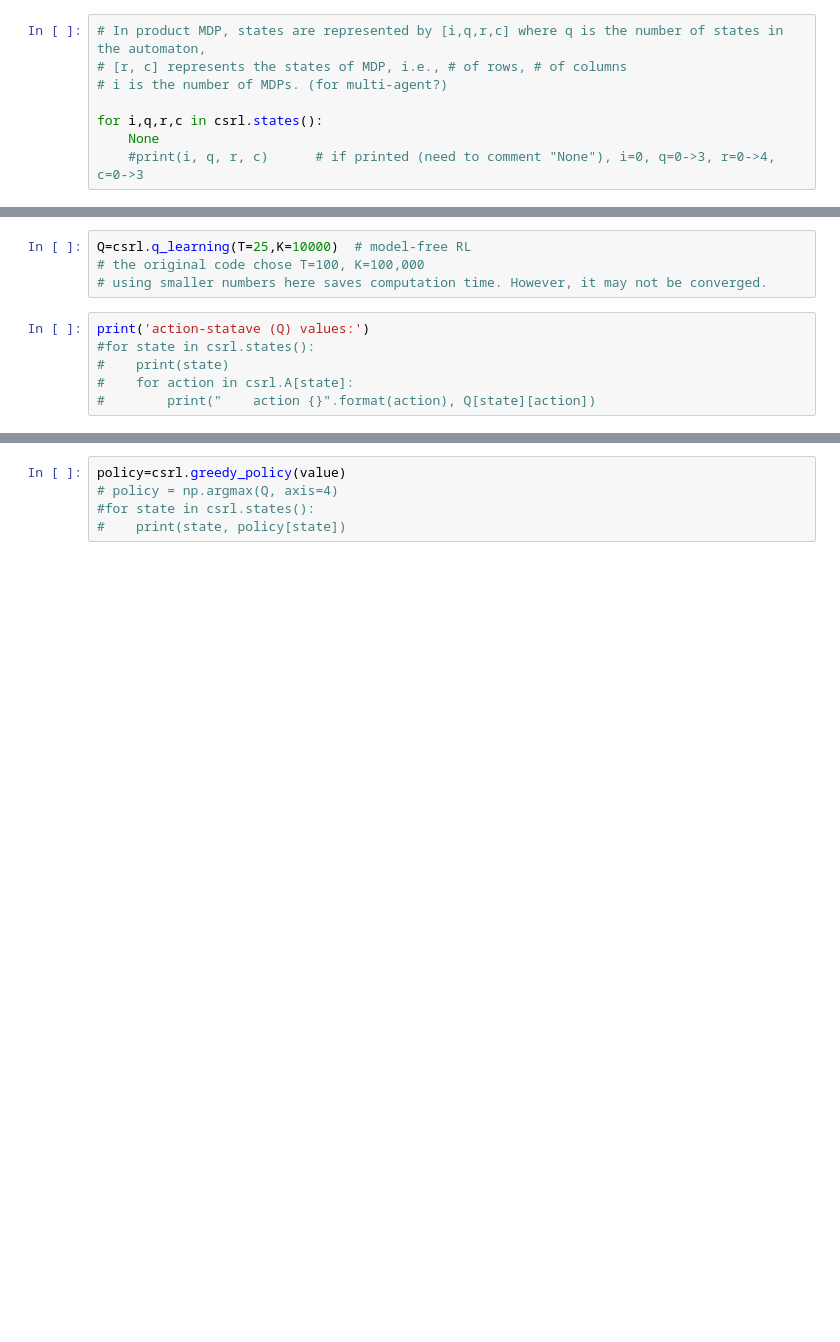
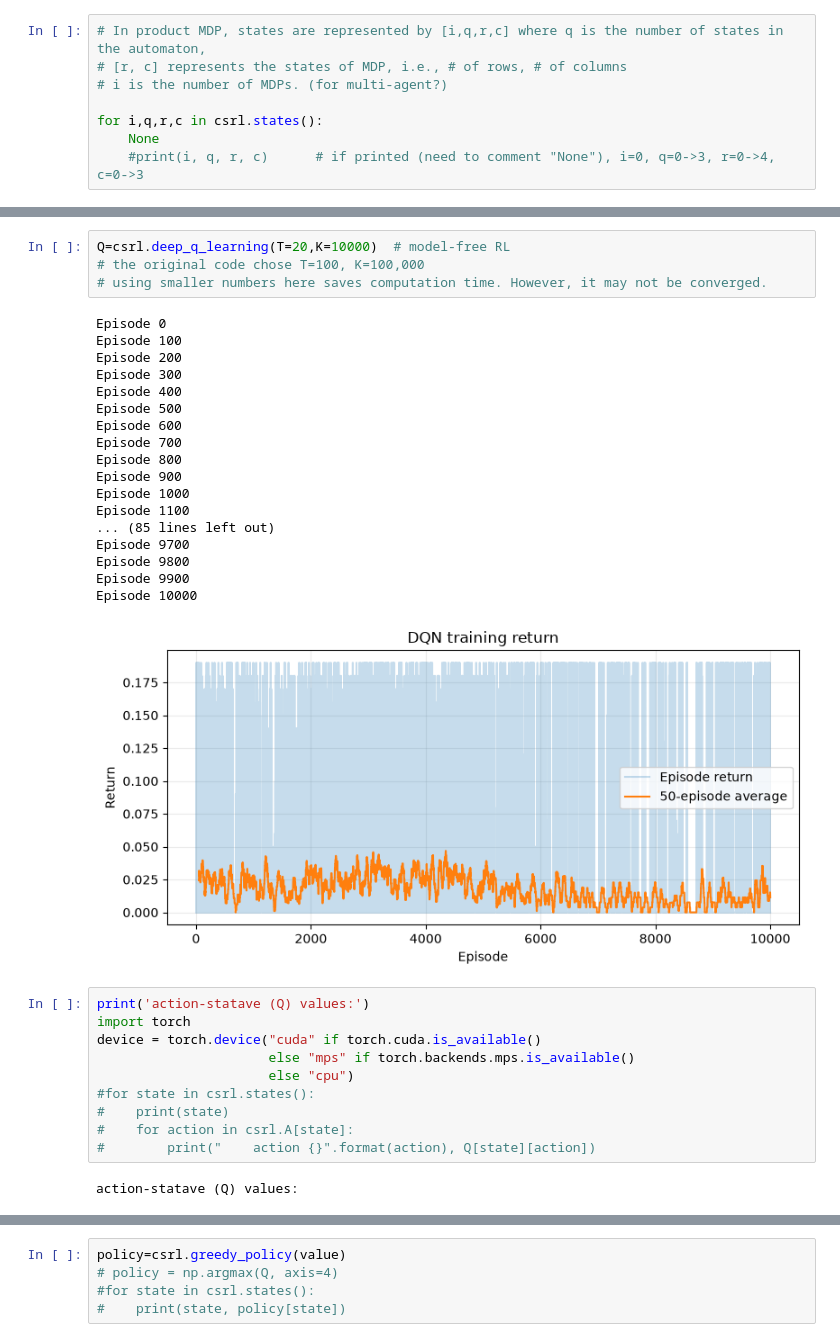
Before and after one commit to connorbrooks18/RL_With_LTL_Constraints, a Jupyter notebook: safe absorbing states.ipynb, the cells around one changed output, grey strips where cells are left out. Drawn from its saved outputs; the diff is of its cells as text; blank space fills up the shorter version.

```diff
--- a/safe absorbing states.ipynb
+++ b/safe absorbing states.ipynb
@@ -159,13 +242,38 @@ print('generating a random state', csrl.random_state())
 # %%
-Q=csrl.q_learning(T=25,K=10000)  # model-free RL
+Q=csrl.deep_q_learning(T=20,K=10000)  # model-free RL
 # the original code chose T=100, K=100,000
 # using smaller numbers here saves computation time. However, it may not be converged.
+# %% [output]
+Episode 0
+Episode 100
+Episode 200
+Episode 300
+Episode 400
+Episode 500
+Episode 600
+Episode 700
+Episode 800
+Episode 900
+Episode 1000
+Episode 1100
+... (85 lines left out)
+Episode 9700
+Episode 9800
+Episode 9900
+Episode 10000
+[figure, added]
 # %%
 print('action-statave (Q) values:')
+import torch
+device = torch.device("cuda" if torch.cuda.is_available()
+                      else "mps" if torch.backends.mps.is_available()
+                      else "cpu")
 #for state in csrl.states():
 #    print(state)
 #    for action in csrl.A[state]:
 #        print("    action {}".format(action), Q[state][action])
+# %% [output]
+action-statave (Q) values:
 # %%
 print("state values:")
 value=np.max(Q,axis=4)
```
Also changed, not shown: parts of 11 cells of this notebook, 2 other files.
